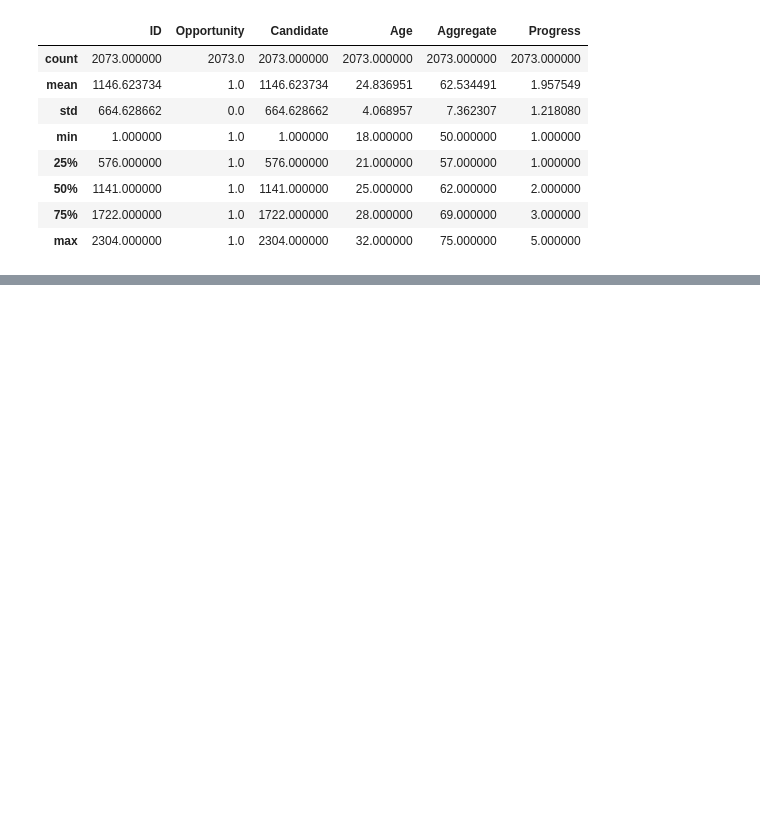
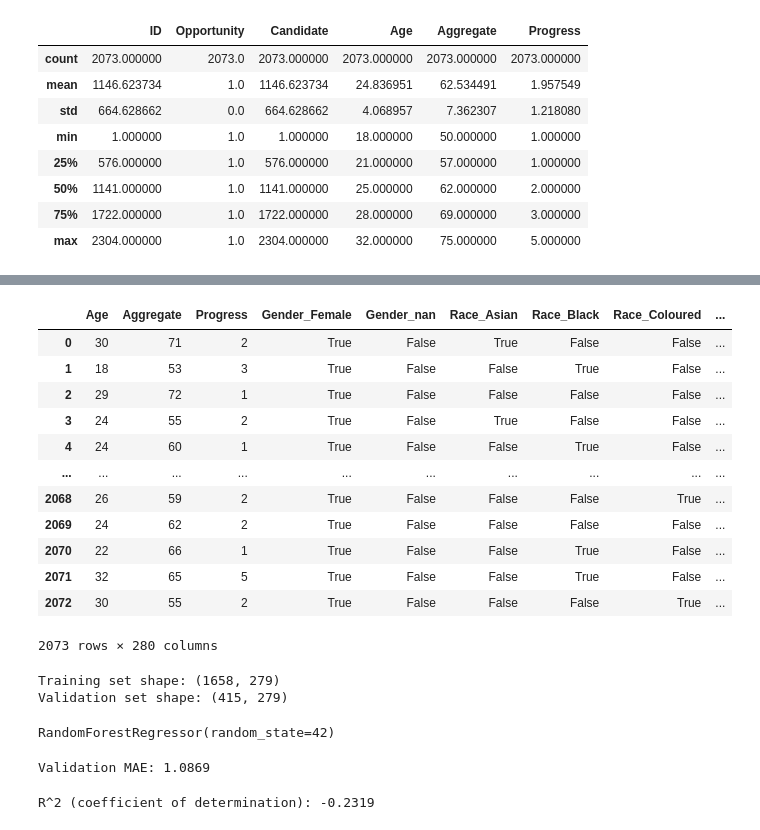
Before and after one commit to siphesihlegema/Student-Success-repo, a Jupyter notebook: notebooks/01_EDA.ipynb, the cells around one changed output, grey strips where cells are left out. Drawn from its saved outputs; the diff is of its cells as text; code cells hidden in the pictures; blank space fills up the shorter version.

```diff
--- a/notebooks/01_EDA.ipynb
+++ b/notebooks/01_EDA.ipynb
@@ -141,0 +126,3 @@ train
+# %%
+#Replace missing (NaN) values with 'Unknown'
+train["Disciplines"] = train["Disciplines"].fillna('Unknown')
@@ -141,0 +148,16 @@ train
+# %%
+train
+# %% [output]
+|  | Age | Aggregate | Progress | Gender_Female | Gender_nan | Race_Asian | Race_Black | Race_Coloured | ... |
+| 0 | 30 | 71 | 2 | True | False | True | False | False | ... |
+| 1 | 18 | 53 | 3 | True | False | False | True | False | ... |
+| 2 | 29 | 72 | 1 | True | False | False | False | False | ... |
+| 3 | 24 | 55 | 2 | True | False | True | False | False | ... |
+| 4 | 24 | 60 | 1 | True | False | False | True | False | ... |
+| ... | ... | ... | ... | ... | ... | ... | ... | ... | ... |
+| 2068 | 26 | 59 | 2 | True | False | False | False | True | ... |
+| 2069 | 24 | 62 | 2 | True | False | False | False | False | ... |
+| 2070 | 22 | 66 | 1 | True | False | False | True | False | ... |
+| 2071 | 32 | 65 | 5 | True | False | False | True | False | ... |
+| 2072 | 30 | 55 | 2 | True | False | False | False | True | ... |
+2073 rows × 280 columns
@@ -141,0 +169,13 @@ train
+# %%
+print("Training set shape:", X_train.shape)
+print("Validation set shape:", X_valid.shape)
+# %% [output]
+Training set shape: (1658, 279)
+Validation set shape: (415, 279)
+# %%
+# Initialize the model
+model = RandomForestRegressor(random_state=42)
+
+model.fit(X_train, y_train)
+# %% [output]
+RandomForestRegressor(random_state=42)
@@ -141,0 +185,14 @@ train
+# %%
+from sklearn.metrics import mean_absolute_error
+
+mae = mean_absolute_error(y_valid, y_pred)
+print(f"Validation MAE: {mae:.4f}")
+# %% [output]
+Validation MAE: 1.0869
+# %%
+from sklearn.metrics import r2_score
+
+r2 = r2_score(y_valid, y_pred)
+print(f"R^2 (coefficient of determination): {r2:.4f}")
+# %% [output]
+R^2 (coefficient of determination): -0.2319
```
Also changed, not shown: parts of 12 cells of this notebook.
